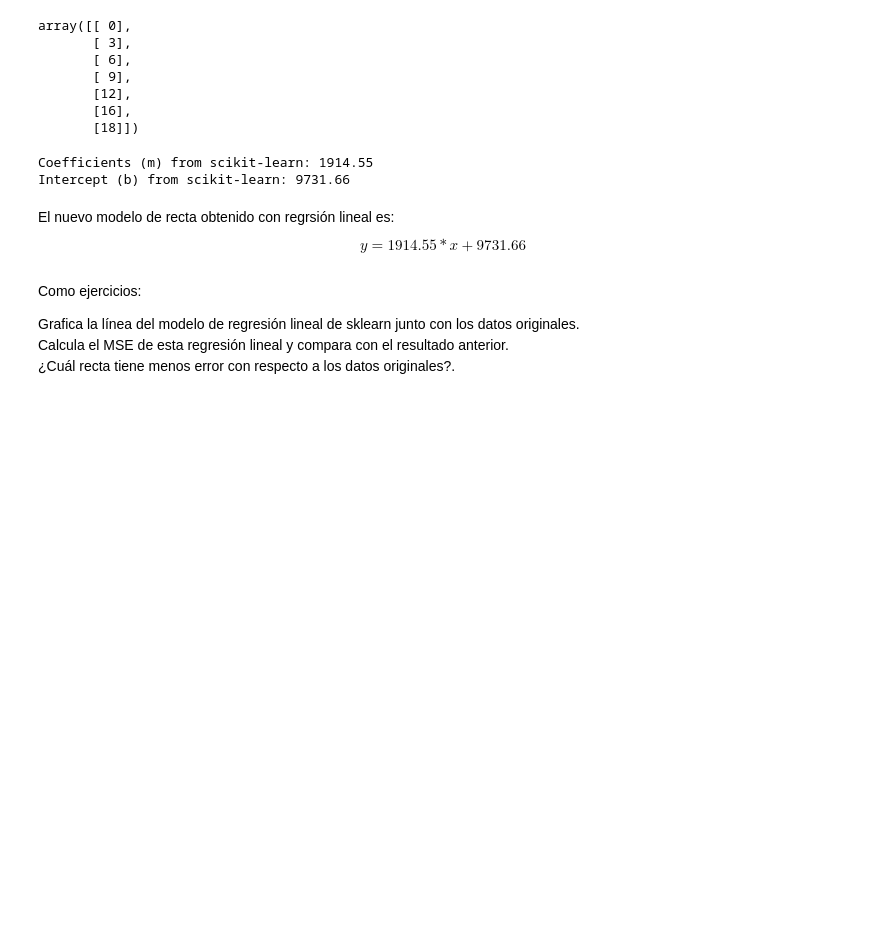
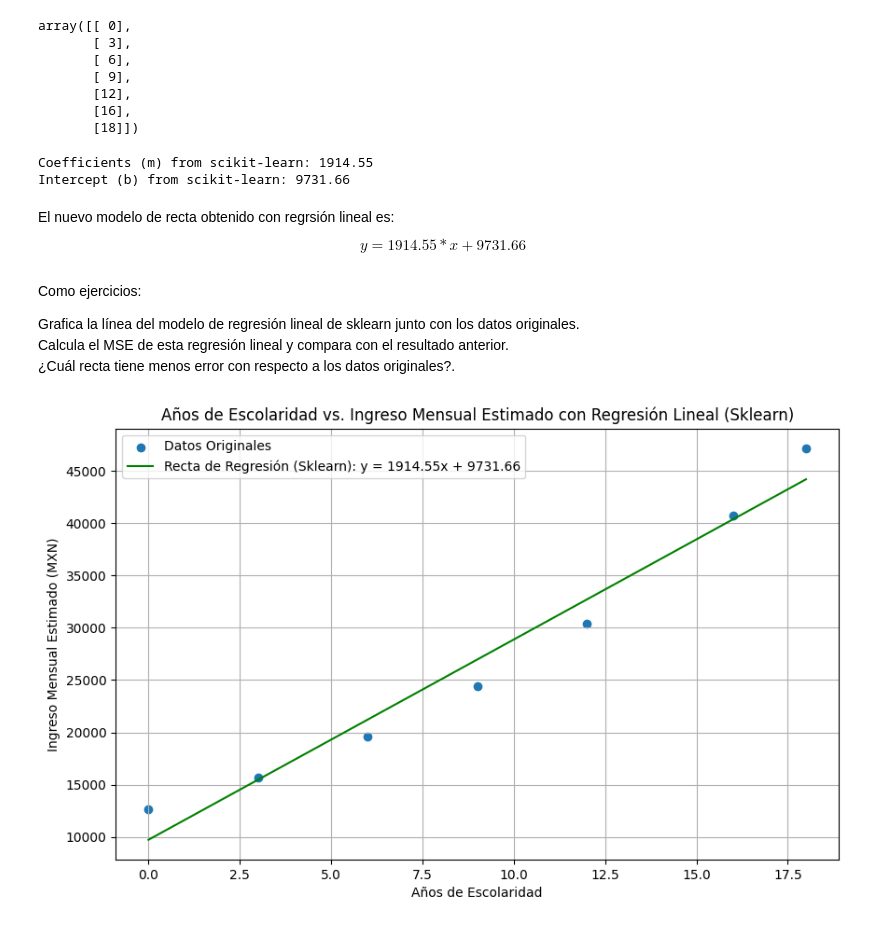
Before and after one commit to RodrigoBLl/MineriaDeDatos, a Jupyter notebook: Untitled0.ipynb, the cells around one changed output. Cells and saved outputs as stored; diff of their text form; code cells hidden in the pictures; blank space fills up the shorter version.

```diff
--- a/Untitled0.ipynb
+++ b/Untitled0.ipynb
@@ -845,0 +879,17 @@ Calcula el MSE de esta regresión lineal y compara con el resultado anterior.
+# %%
+# Generar los valores predichos con el modelo de sklearn
+y_pred_sklearn = modelo_regresion.predict(X)
+
+# Graficar los datos originales y la línea de regresión de sklearn
+plt.figure(figsize=(10, 6))
+plt.scatter(anios_escolaridad, ingreso_mensual_estimado_mx, label='Datos Originales')
+plt.plot(anios_escolaridad, y_pred_sklearn, color='green',
+         label=f'Recta de Regresión (Sklearn): y = {m_sklearn:.2f}x + {b_sklearn:.2f}')
+plt.title('Años de Escolaridad vs. Ingreso Mensual Estimado con Regresión Lineal (Sklearn)')
+plt.xlabel('Años de Escolaridad')
+plt.ylabel('Ingreso Mensual Estimado (MXN)')
+plt.grid(True)
+plt.legend()
+plt.show()
+# %% [output]
+[figure, added]
```
Also changed, not shown: parts of 25 cells of this notebook.
